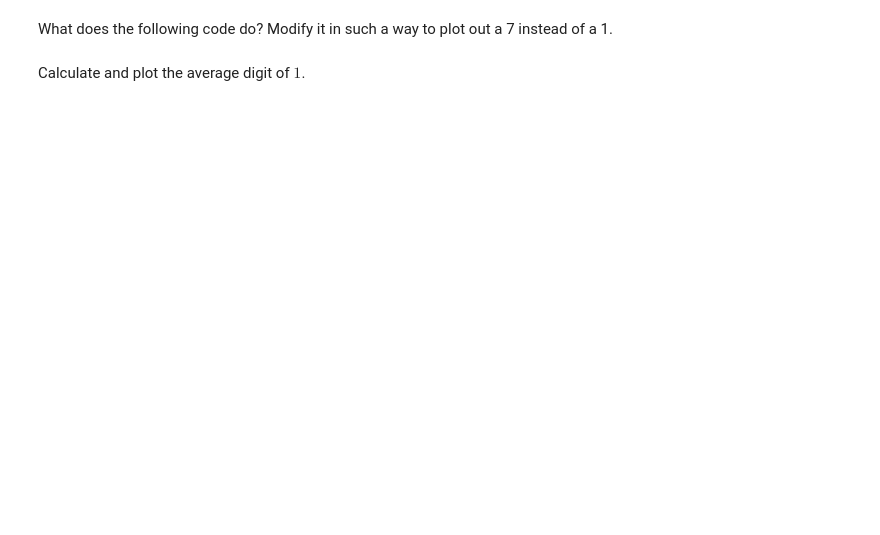
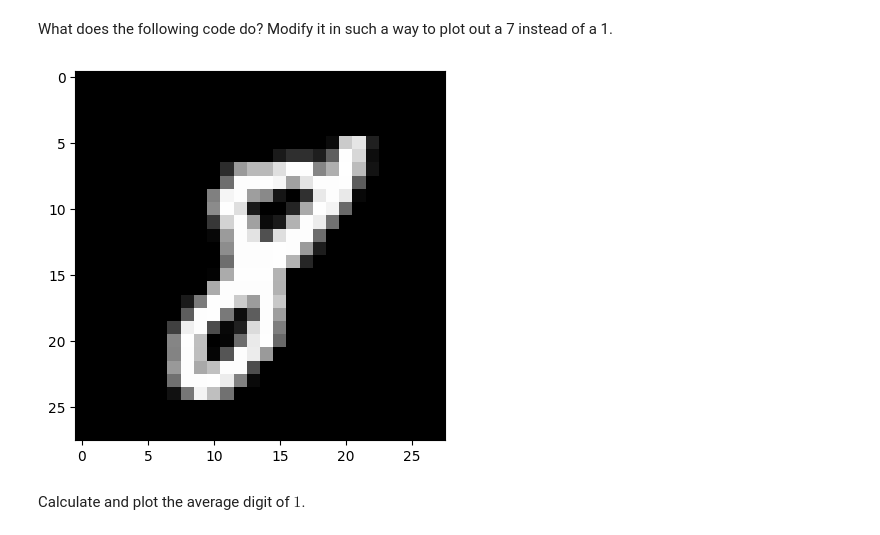
Before and after one commit to KingaS03/Mathematics-for-Machine-Learning-and-Data-Science, a Jupyter notebook: Statistics.ipynb, the cells around one changed output. Drawn from its saved outputs; the diff is of its cells as text; code cells hidden in the pictures; blank space fills up the shorter version.

```diff
--- a/Statistics.ipynb
+++ b/Statistics.ipynb
@@ -401,7 +435,9 @@ labels = train_labels.astype(np.int64)
 # %% [markdown]
 What does the following code do? Modify it in such a way to plot out a 7 instead of a 1.
 # %%
-plt.imshow(images[labels==1].reshape(-1, 28, 28)[0], cmap='gray');
+plt.imshow(images[labels==8].reshape(-1, 28, 28)[0], cmap='gray');
+# %% [output]
+[figure, added]
 # %% [markdown]
 Calculate and plot the average digit of $1$.
 # %%
```
Also changed, not shown: parts of 13 cells of this notebook.
